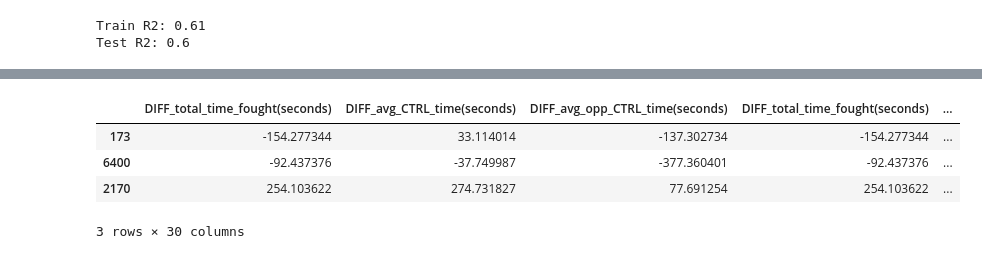
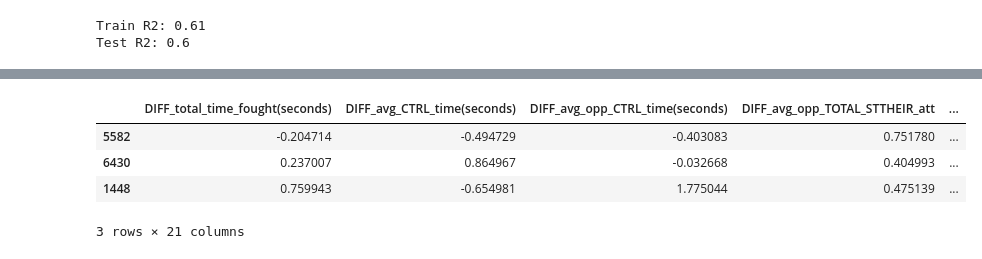
Before and after one commit to rhit-walkowae/ufcPredictionProject, a Jupyter notebook: LogisticRegressionBrainstorming Diff Dataset.ipynb, the cells around one changed output, grey strips where cells are left out. Drawn from its saved outputs; the diff is of its cells as text; code cells hidden in the pictures.

```diff
--- a/LogisticRegressionBrainstorming Diff Dataset.ipynb
+++ b/LogisticRegressionBrainstorming Diff Dataset.ipynb
@@ -433,16 +444,21 @@ plt.barh(df1.Label, df1.Value)
 # %%
 # removing insifnificant features from X
 
+X_train_imp = X_train[df1.Label]
+X_test_imp = X_test[df1.Label]
+
+X_train_imp = X_train_imp.loc[:,~X_train_imp.columns.duplicated()]
+X_test_imp = X_test_imp.loc[:,~X_test_imp.columns.duplicated()]
+
+X_train_imp = (X_train_imp - X_train_imp.mean())/X_train_imp.std()
+X_test_imp = (X_test_imp - X_test_imp.mean())/X_test_imp.std()
 
 
-
-X_train_imp = X_train[df1.Label]
-X_test_imp = X_test[df1.Label]
 X_train_imp.head(3)
 # %% [output]
-|  | DIFF_total_time_fought(seconds) | DIFF_avg_CTRL_time(seconds) | DIFF_avg_opp_CTRL_time(seconds) | DIFF_total_time_fought(seconds) | ... |
-| 173 | -154.277344 | 33.114014 | -137.302734 | -154.277344 | ... |
-| 6400 | -92.437376 | -37.749987 | -377.360401 | -92.437376 | ... |
-| 2170 | 254.103622 | 274.731827 | 77.691254 | 254.103622 | ... |
+|  | DIFF_total_time_fought(seconds) | DIFF_avg_CTRL_time(seconds) | DIFF_avg_opp_CTRL_time(seconds) | DIFF_avg_opp_TOTAL_STTHEIR_att | ... |
+| 5582 | -0.204714 | -0.494729 | -0.403083 | 0.751780 | ... |
+| 6430 | 0.237007 | 0.864967 | -0.032668 | 0.404993 | ... |
+| 1448 | 0.759943 | -0.654981 | 1.775044 | 0.475139 | ... |
-3 rows × 30 columns
+3 rows × 21 columns
 # %%
```
Also changed, not shown: parts of 38 cells of this notebook, 2 other files.
